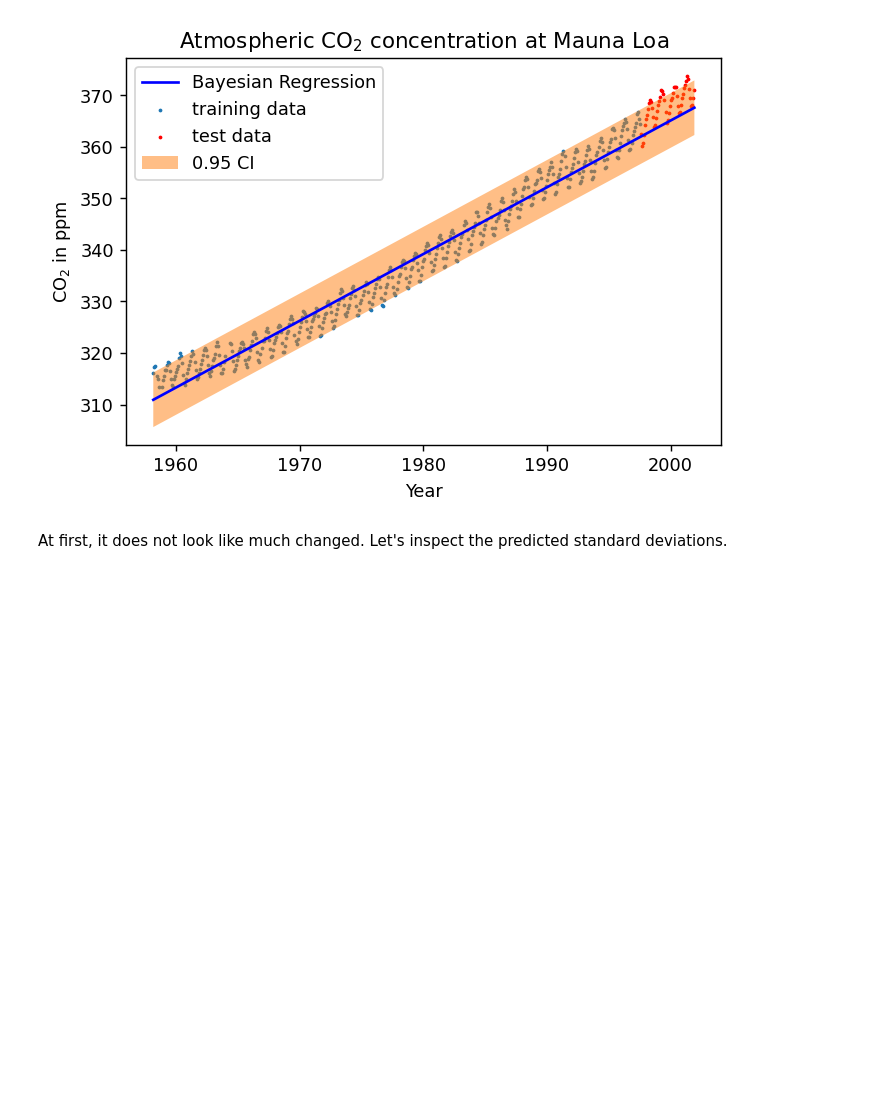
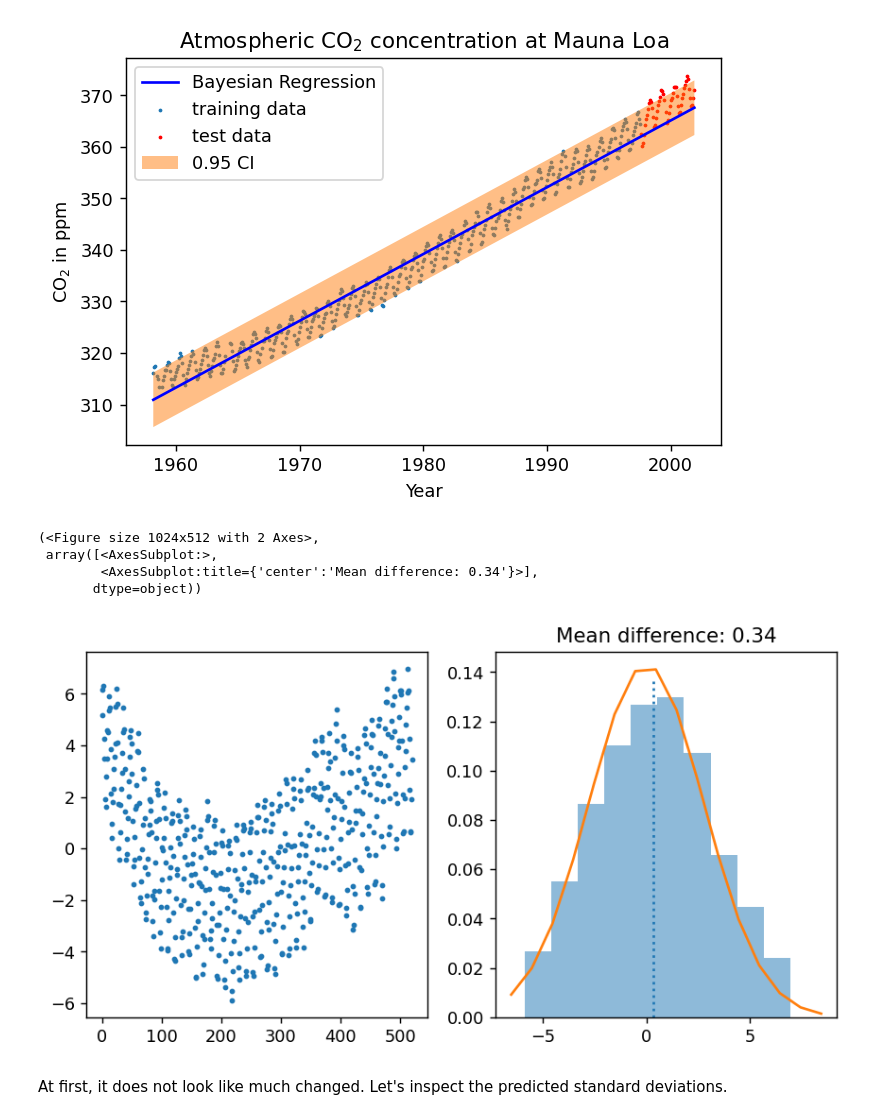
Before and after one commit to edmundlth/BUSA90501_ML_2021, a Jupyter notebook: week5/w5-answers.ipynb, the cells around one changed output. Saved outputs shown, nothing was run; the diff lists cells and outputs as text; code cells hidden in the pictures; blank space fills up the shorter version.

```diff
--- a/week5/w5-answers.ipynb
+++ b/week5/w5-answers.ipynb
@@ -220,6 +248,14 @@ plt.title(r"Atmospheric CO$_2$ concentration at Mauna Loa")
 plt.show()
 # %% [output]
 [figure]
+# %%
+plot_residue(pred_y, np.concatenate((y_train, y_test)));
+# %% [output]
+(<Figure size 1024x512 with 2 Axes>,
+ array([<AxesSubplot:>,
+        <AxesSubplot:title={'center':'Mean difference: 0.34'}>],
+       dtype=object))
+[figure, added]
 # %% [markdown]
 At first, it does not look like much changed. Let's inspect the predicted standard deviations.
 # %%
```
Also changed, not shown: parts of 8 cells of this notebook.
